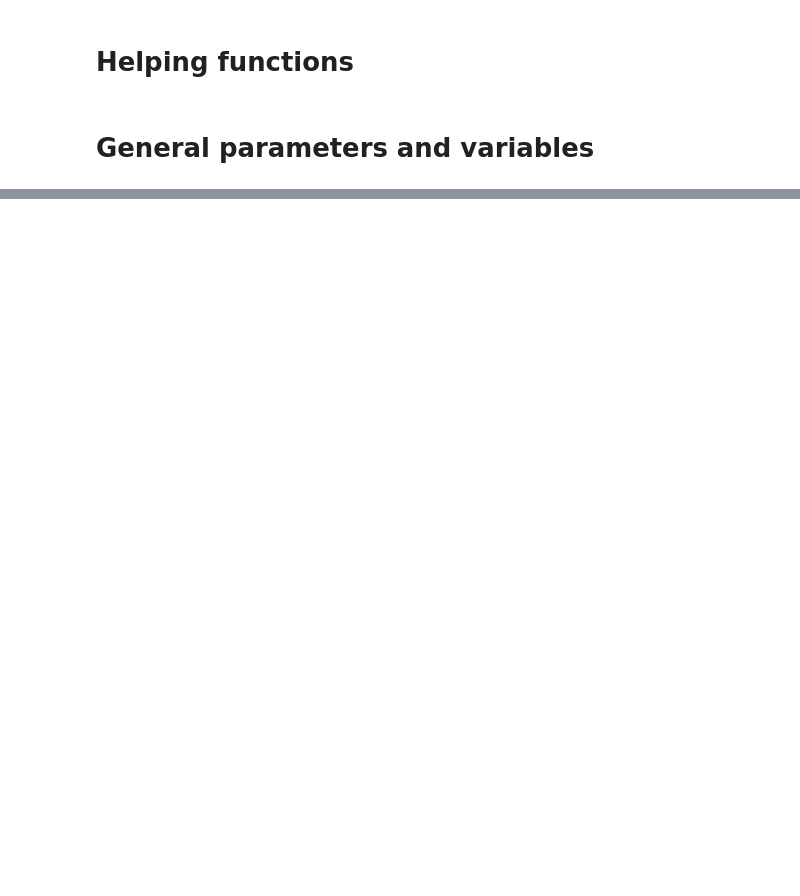
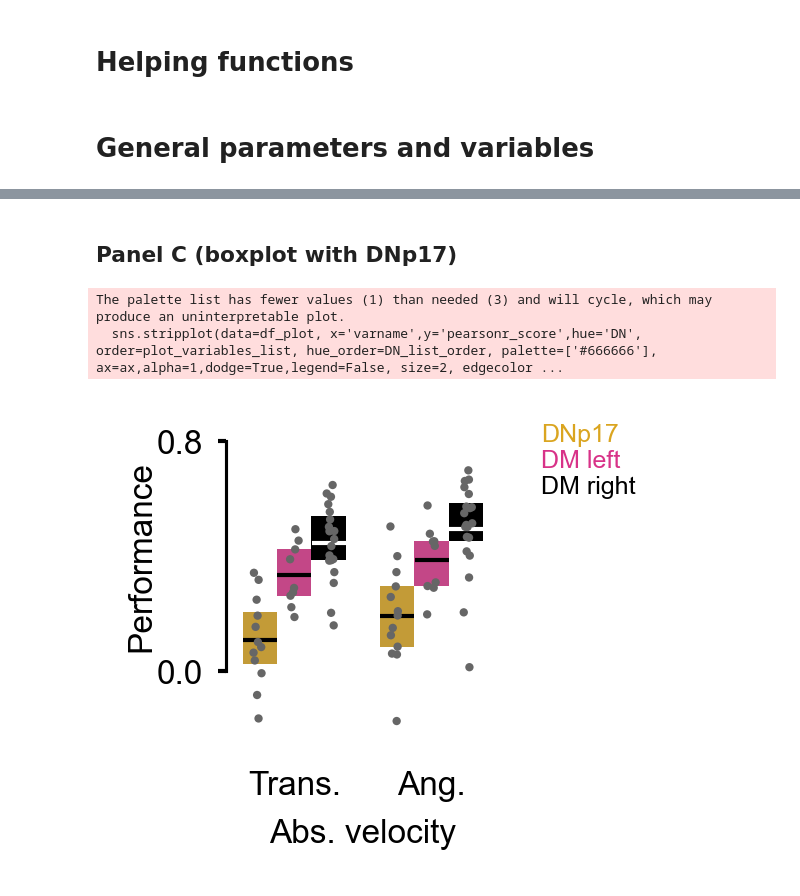
Before and after one commit to adpala/mdn_dm_glms, a Jupyter notebook: src/plots.ipynb, the cells around one changed output, grey strips where cells are left out. Drawn from its saved outputs; the diff is of its cells as text; code cells hidden in the pictures; blank space fills up the shorter version.

```diff
--- a/src/plots.ipynb
+++ b/src/plots.ipynb
@@ -985,16 +129,0 @@ pv_df
-# %%
-datefolder = f'{results_dir_path}/2025_glms_noZ_fixedbins_linearextrapolation'
-datadf_plot = pd.read_pickle(f'{datefolder}/df_GLM_results.pkl')
-datadf_plot['DN_specific'] = datadf_plot['DN']
-datadf_plot.loc[datadf_plot.DN == 'imposter','DN'] = 'DopaMeander'
-df_plot = datadf_plot[~((datadf_plot.DN == 'DopaMeander')&(datadf_plot.DN_side == 'undefined'))].reset_index(drop=True)
-
-DN = 'DopaMeander'
-veltype= 'v_ang'
-variables_list = [veltype, f'pos_{veltype}', f'neg_{veltype}', f'abs_{veltype}']
-df_plot = datadf_plot.reset_index(drop=True)
-# print( [np.nanmean(df_plot[(df_plot.DN == DN)&(df_plot.varname == varname)&(~df_plot.pearsonr_score.isna())]['pearsonr_score'].tolist()) for varname in variables_list])
-# print( [np.nanstd(df_plot[(df_plot.DN == DN)&(df_plot.varname == varname)&(~df_plot.pearsonr_score.isna())]['pearsonr_score'].tolist()) for varname in variables_list])
-
-print( [np.nanmean(df_plot[(df_plot.DN_side == hue)&(df_plot.DN == DN)&(df_plot.varname == varname)&(~df_plot.pearsonr_score.isna())]['pearsonr_score'].tolist()) for varname in variables_list for hue in ['left','right']])
-print( [np.nanstd(df_plot[(df_plot.DN_side == hue)&(df_plot.DN == DN)&(df_plot.varname == varname)&(~df_plot.pearsonr_score.isna())]['pearsonr_score'].tolist()) for varname in variables_list for hue in ['left','right']])
@@ -1975,0 +342,62 @@ The palette list has fewer values (1) than needed (4) and will cycle, which may
+# %% [markdown]
+## Panel C (boxplot with DNp17)
+# %%
+# load table of model performances (generated by analysis.ipynb)
+df_plot = pd.read_pickle(f'{datefolder}/df_GLM_results.pkl')
+df_plot.loc[df_plot.DN == 'imposter','DN'] = 'DopaMeander'
+df_plot = df_plot[~((df_plot.DN == 'DopaMeander') & (df_plot.DN_side == 'undefined'))].copy().reset_index(drop=True)
+df_plot.loc[df_plot.DN == 'DopaMeander','DN'] = df_plot.loc[df_plot.DN == 'DopaMeander','DN'] + ' ' + df_plot.loc[df_plot.DN == 'DopaMeander','DN_side']
+
+# plot parameters
+plot_variables_list = ['abs_v_fwd','abs_v_ang']
+plot_variables_labels =  ['Trans.','Ang.']
+DN_list_order = ['DNp17','DopaMeander left','DopaMeander right']
+ylims=[0,0.8]
+height_ratios = [1]
+width_ratios = [1]
+wspace = 0.2
+hspace = 0.2
+gs_kw = dict(width_ratios=width_ratios, height_ratios=height_ratios, wspace=wspace, hspace=hspace)
+
+# plot
+fig, ax = plt.subplots(1,1,figsize=[(sum(width_ratios)+(len(width_ratios)-1)*wspace)*figsize_unit,(sum(height_ratios)+(len(height_ratios)-1)*hspace)*figsize_unit],dpi=300,layout='tight',gridspec_kw=gs_kw)
+
+sns.boxplot(data=df_plot, x='varname',y='pearsonr_score',hue='DN', order=plot_variables_list, hue_order=DN_list_order, palette=color_perside_dict, ax=ax,legend=False, whis=0,showfliers=False,showcaps=False,showmeans=True,boxprops={"edgecolor": "none","alpha": 1},meanprops={"marker": "_", "markersize": 8, "markeredgecolor": 'k', "markerfacecolor": 'k', "linewidth": 5}, medianprops={"visible": False}, width=0.75)
+
+# change color of mean lines for black groups
+mean_lines = [child for child in ax.get_children() if isinstance(child, Line2D) and child.get_marker() == '_']
+for i, line in enumerate(mean_lines):
+    if i>3:
+        line.set_markerfacecolor('w')
+        line.set_markeredgecolor('w')
+
+# individual points
+sns.stripplot(data=df_plot, x='varname',y='pearsonr_score',hue='DN', order=plot_variables_list, hue_order=DN_list_order, palette=['#666666'], ax=ax,alpha=1,dodge=True,legend=False, size=2, edgecolor='none')
+
+# ticks, labels and limits
+ax.set_xticks(ax.get_xticks(), plot_variables_labels, rotation=0, ha='center',va='center',fontsize=8)
+ax.tick_params(axis='x', which='major', length=0)
+ax.set_yticks(ylims)
+ax.set_xlabel('Abs. velocity')
+ax.set_ylabel('Performance',fontsize=8)
+trans = mpl.transforms.blended_transform_factory(ax.transAxes, ax.transData)
+ax.yaxis.set_label_coords(-0.25, (ylims[1]-ylims[0])/2,transform=trans)
+ax.spines['bottom'].set_visible(False)
+ax.set_ylim([ylims[0]-0.15,ylims[1]])
+ax.spines[['left']].set_bounds(ylims)
+ax.spines['bottom'].set_position(('outward', 10))
+
+# manual legend
+for iDN, DN, DNname in zip(range(3), DN_list_order, ['DNp17','DM left', 'DM right']):
+    ax.text(1.8,0.8-iDN*0.09,DNname,color=color_perside_dict[DN],fontsize=6)
+
+# Fix for overlapping/occluded points in the negative values
+for o in fig.findobj():
+    o.set_clip_on(False)
+
+plt.savefig(f'../fig/fig6_panelC.pdf', transparent=False, bbox_inches='tight', dpi=300)
+plt.show()
+# %% [output]
+The palette list has fewer values (1) than needed (3) and will cycle, which may produce an uninterpretable plot.
+  sns.stripplot(data=df_plot, x='varname',y='pearsonr_score',hue='DN', order=plot_variables_list, hue_order=DN_list_order, palette=['#666666'], ax=ax,alpha=1,dodge=True,legend=False, size=2, edgecolor ...
+[figure, added]
```
Also changed, not shown: parts of 67 cells of this notebook, 10 other files.
